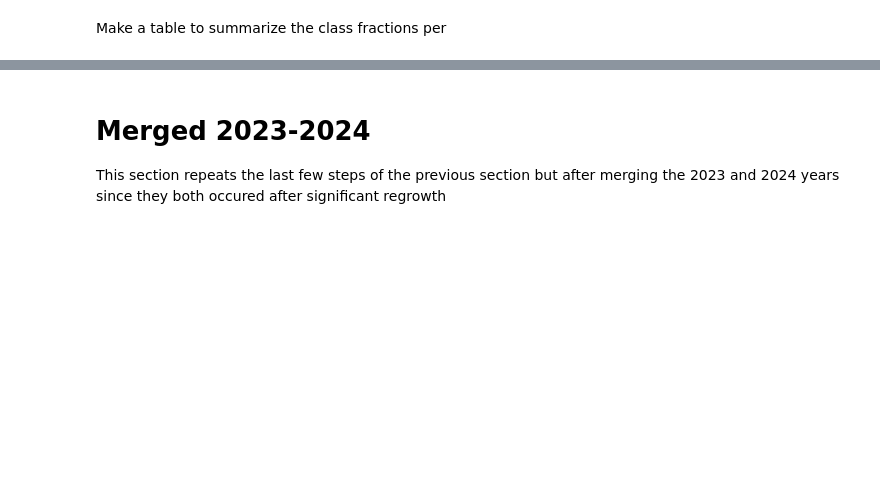
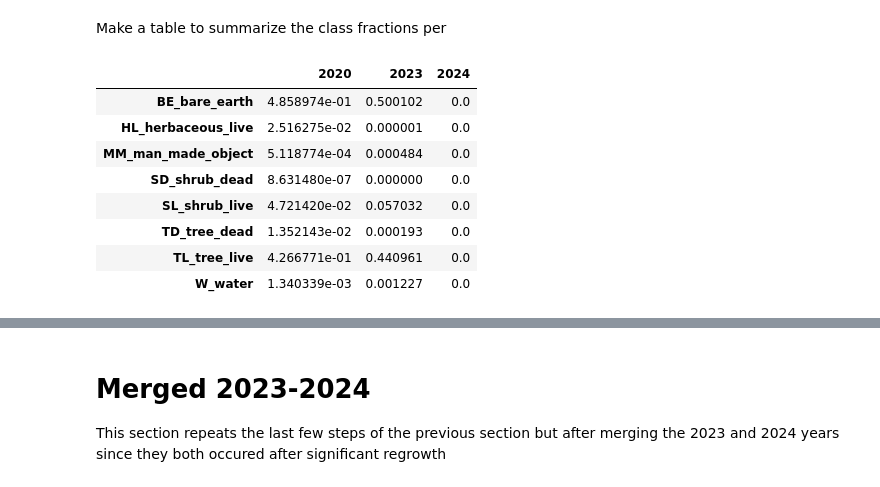
Before and after one commit to focal-lab/ucnrs-experiments, a Jupyter notebook: code/analysis/cover_change.ipynb, the cells around one changed output, grey strips where cells are left out. Cells and saved outputs as stored; diff of their text form; code cells hidden in the pictures; blank space fills up the shorter version.

```diff
--- a/code/analysis/cover_change.ipynb
+++ b/code/analysis/cover_change.ipynb
@@ -352,28 +365,34 @@ ValueError: could not convert string to float: 'class_ID'
 Make a table to summarize the class fractions per
 # %%
 final_table = np.zeros((8, 3))
-
-standardized_2020["class_ID"] = standardized_2020["class_ID"].astype(float).astype(int)
-standardized_2023["class_ID"] = standardized_2023["class_ID"].astype(float).astype(int)
-standardized_2024["class_ID"] = standardized_2024["class_ID"].astype(float).astype(int)
 
 if standardized_2020 is not None:
     final_table[standardized_2020["class_ID"].to_numpy(), 0] = standardized_2020[
         "area_fraction"
     ]
 if standardized_2023 is not None:
     final_table[standardized_2023["class_ID"].to_numpy(), 1] = standardized_2023[
         "area_fraction"
     ]
 if standardized_2024 is not None:
     final_table[standardized_2024["class_ID"].to_numpy(), 2] = standardized_2024[
         "area_fraction"
     ]
 
 final_table_vis = pd.DataFrame(
     data=final_table, columns=["2020", "2023", "2024"], index=CLASS_NAMES
 )
 final_table_vis
+# %% [output]
+|  | 2020 | 2023 | 2024 |
+| BE_bare_earth | 4.858974e-01 | 0.500102 | 0.0 |
+| HL_herbaceous_live | 2.516275e-02 | 0.000001 | 0.0 |
+| MM_man_made_object | 5.118774e-04 | 0.000484 | 0.0 |
+| SD_shrub_dead | 8.631480e-07 | 0.000000 | 0.0 |
+| SL_shrub_live | 4.721420e-02 | 0.057032 | 0.0 |
+| TD_tree_dead | 1.352143e-02 | 0.000193 | 0.0 |
+| TL_tree_live | 4.266771e-01 | 0.440961 | 0.0 |
+| W_water | 1.340339e-03 | 0.001227 | 0.0 |
 # %%
 if standardized_2020 is not None and standardized_2023 is not None:
     compute_transition_matrix(
```
Also changed, not shown: parts of 14 cells of this notebook.
